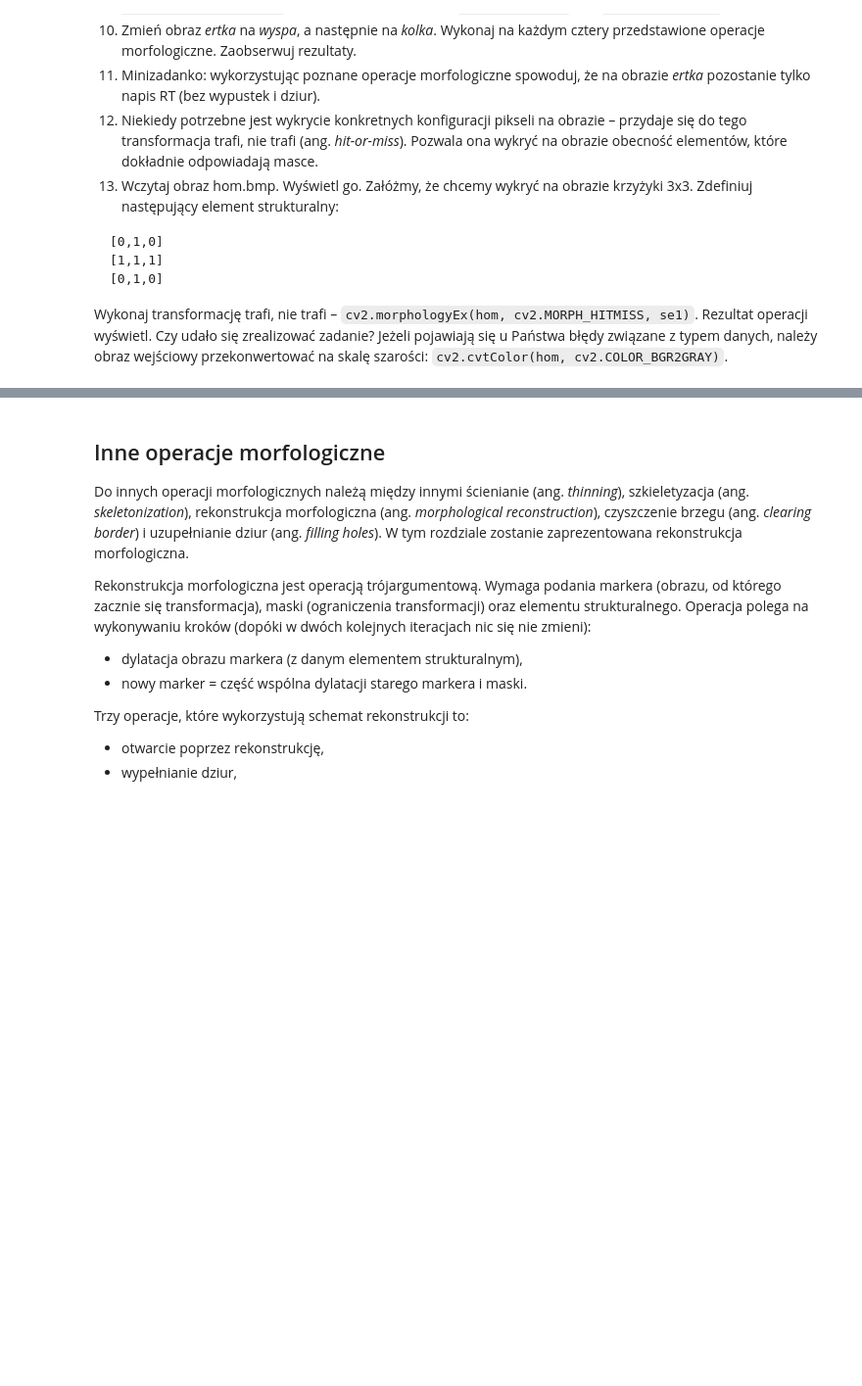
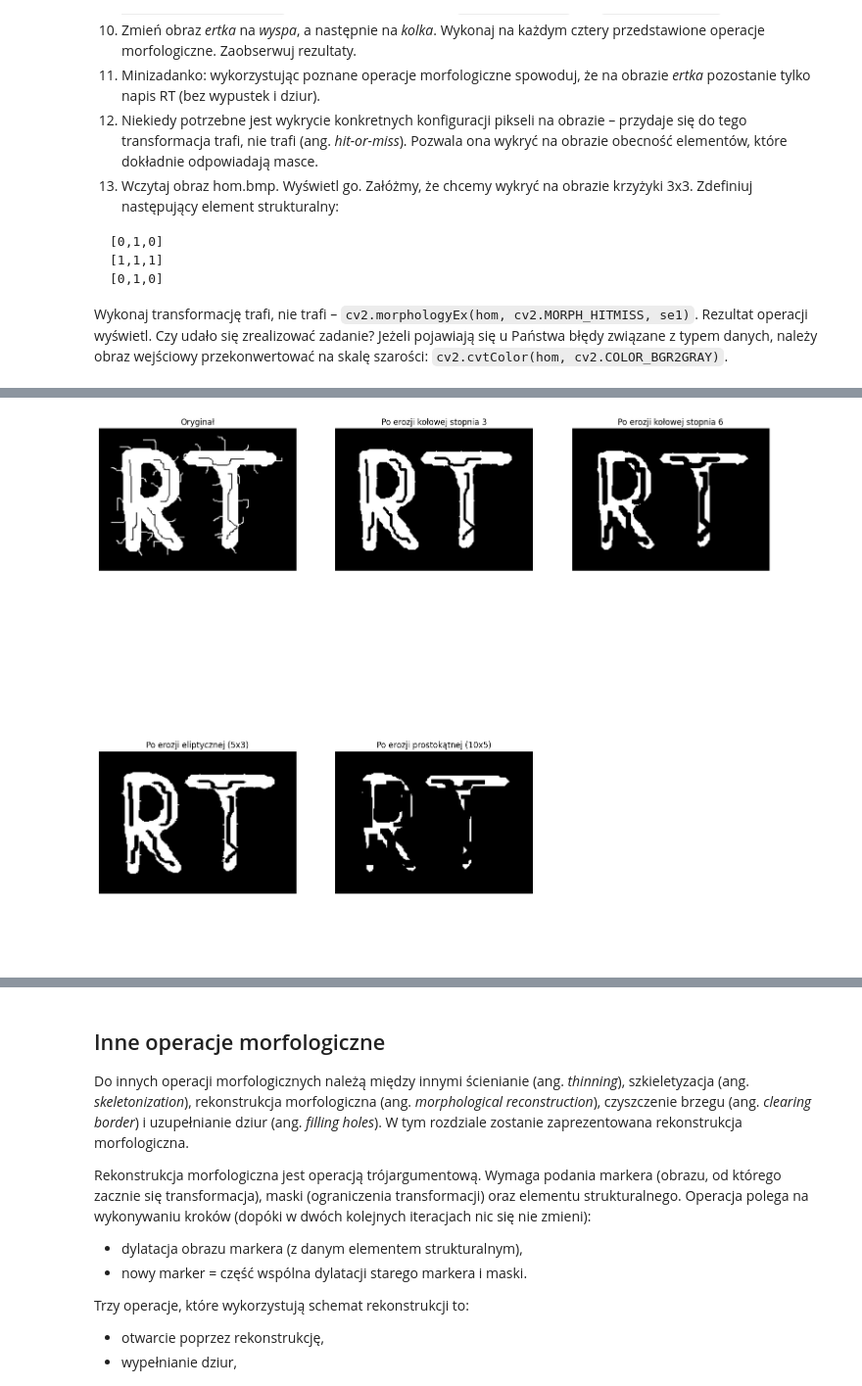
Before and after one commit to DziqG2NK/Wstep-do-cyfrowego-przetwarzania-obrazow, a Jupyter notebook: zajecia_7/10_morphology.ipynb, the cells around one changed output, grey strips where cells are left out. Shown: that part at 98% size. Drawn from its saved outputs; the diff is of its cells as text; code cells hidden in the pictures; blank space fills up the shorter version.

Commit message:
Basic morphology operations done

```diff
--- a/zajecia_7/10_morphology.ipynb
+++ b/zajecia_7/10_morphology.ipynb
@@ -89,0 +125,19 @@ ertka = cv2.imread("ertka.bmp", cv2.IMREAD_GRAYSCALE)
+# %%
+# Zadanie 4
+
+kernel_circle1 = cv2.getStructuringElement(shape=cv2.MORPH_ELLIPSE, ksize=(3,3))
+kernel_circle2 = cv2.getStructuringElement(shape=cv2.MORPH_ELLIPSE, ksize=(6,6))
+kernel_elipse = cv2.getStructuringElement(shape=cv2.MORPH_ELLIPSE, ksize=(5, 3))
+kernel_rectangle = cv2.getStructuringElement(shape=cv2.MORPH_RECT, ksize=(10,5))
+
+images = {}
+
+images["Oryginał"] = ertka
+images["Po erozji kołowej stopnia 3"] = cv2.erode(src=ertka, kernel=kernel_circle1)
+images["Po erozji kołowej stopnia 6"] = cv2.erode(src=ertka, kernel=kernel_circle2)
+images["Po erozji eliptycznej (5x3)"] = cv2.erode(src=ertka, kernel=kernel_elipse)
+images["Po erozji prostokątnej (10x5)"] = cv2.erode(src=ertka, kernel=kernel_rectangle)
+
+plots(columns=3, **images)
+# %% [output]
+[figure, added]
```
Also changed, not shown: parts of 11 cells of this notebook.
